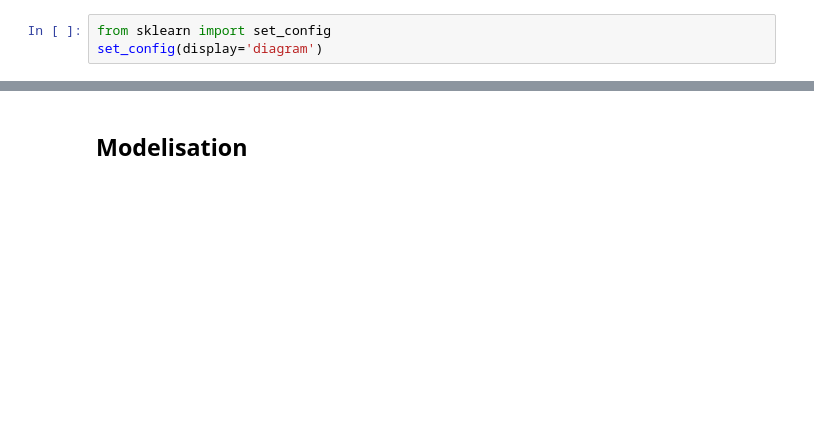
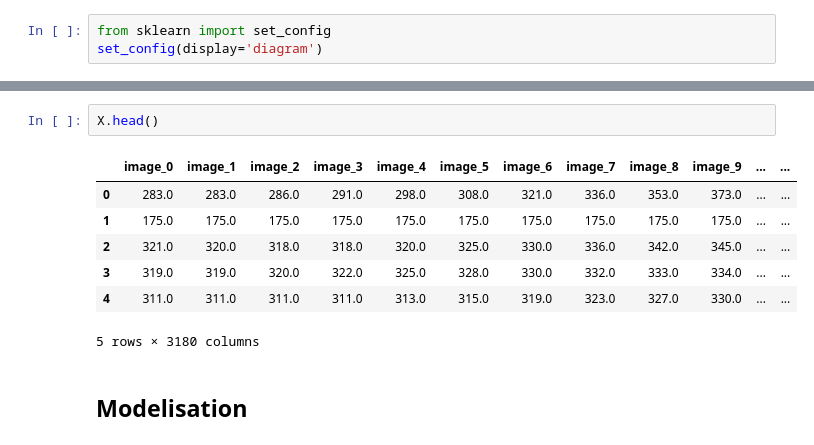
Before and after one commit to AleksDominik/DataScience_Challenge, a Jupyter notebook: biomass/GIZ_Biomass_Starter_Notebook.ipynb.ipynb, the cells around one changed output, grey strips where cells are left out. Drawn from its saved outputs; the diff is of its cells as text; blank space fills up the shorter version.

```diff
--- a/biomass/GIZ_Biomass_Starter_Notebook.ipynb.ipynb
+++ b/biomass/GIZ_Biomass_Starter_Notebook.ipynb.ipynb
@@ -179,2 +260,12 @@ set_config(display='diagram')
+# %%
+X.head()
+# %% [output]
+|  | image_0 | image_1 | image_2 | image_3 | image_4 | image_5 | image_6 | image_7 | image_8 | image_9 | ... | ... |
+| 0 | 283.0 | 283.0 | 286.0 | 291.0 | 298.0 | 308.0 | 321.0 | 336.0 | 353.0 | 373.0 | ... | ... |
+| 1 | 175.0 | 175.0 | 175.0 | 175.0 | 175.0 | 175.0 | 175.0 | 175.0 | 175.0 | 175.0 | ... | ... |
+| 2 | 321.0 | 320.0 | 318.0 | 318.0 | 320.0 | 325.0 | 330.0 | 336.0 | 342.0 | 345.0 | ... | ... |
+| 3 | 319.0 | 319.0 | 320.0 | 322.0 | 325.0 | 328.0 | 330.0 | 332.0 | 333.0 | 334.0 | ... | ... |
+| 4 | 311.0 | 311.0 | 311.0 | 311.0 | 313.0 | 315.0 | 319.0 | 323.0 | 327.0 | 330.0 | ... | ... |
+5 rows × 3180 columns
 # %% [markdown]
 ## Modelisation
```
Also changed, not shown: parts of 30 cells of this notebook, 3 other files.
